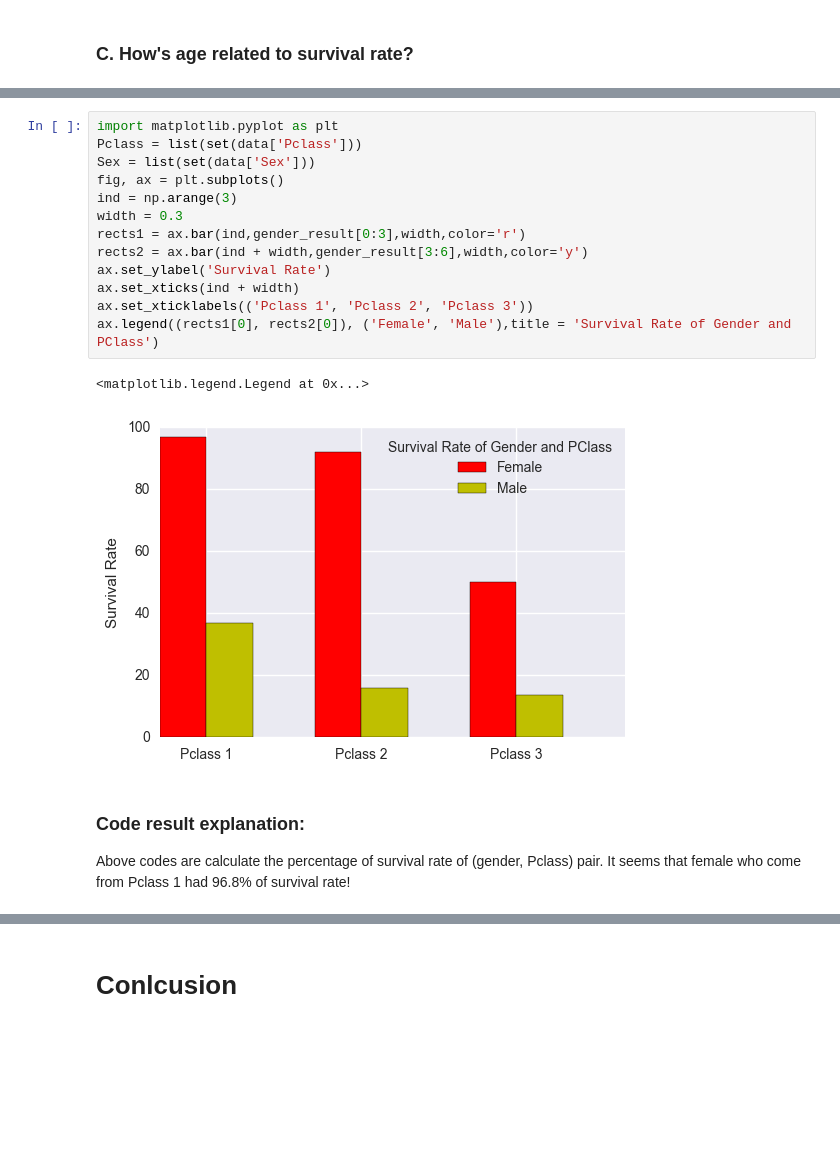
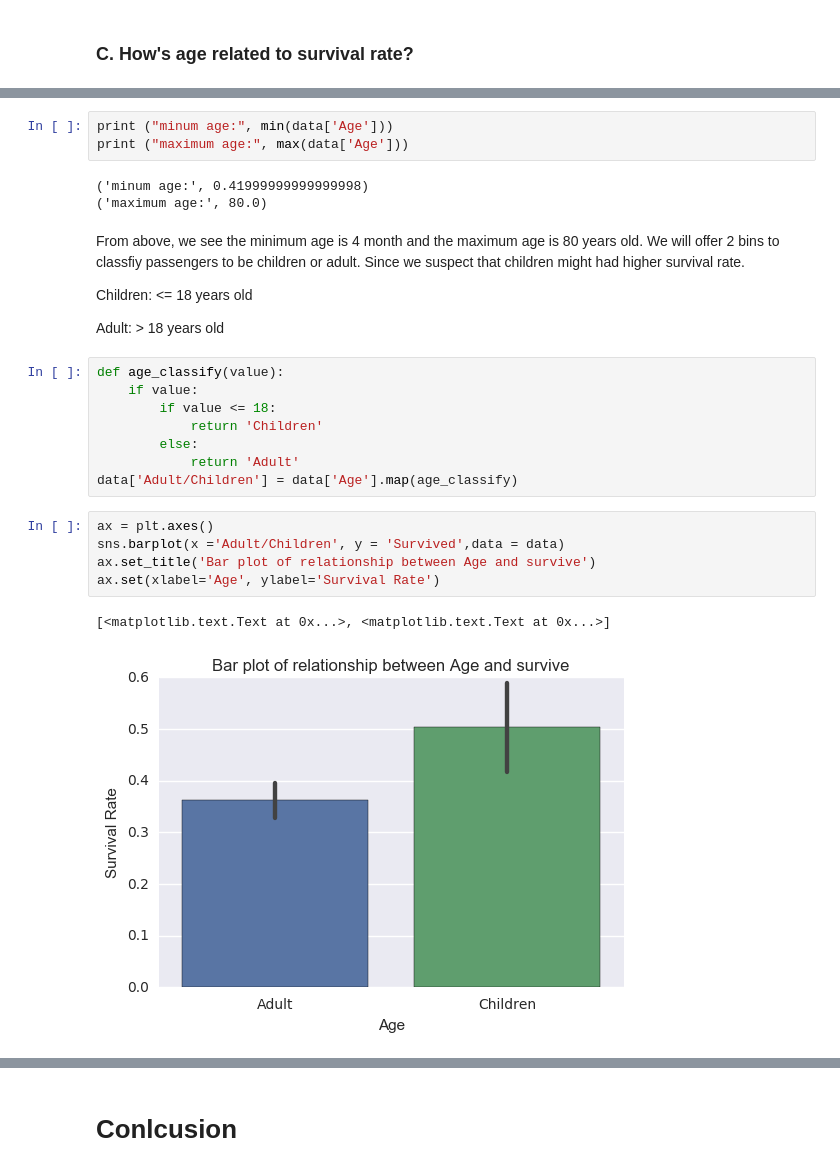
Before and after one commit to JiaoChen/data-analyst-nanodegree--Udacity, a Jupyter notebook: Titanic-data.ipynb, the cells around one changed output, grey strips where cells are left out. Drawn from its saved outputs; the diff is of its cells as text; blank space fills up the shorter version.

```diff
--- a/Titanic-data.ipynb
+++ b/Titanic-data.ipynb
@@ -142,19 +134,28 @@ gender_result.to_frame(name = 'Survival Rate')
-# %%
-import matplotlib.pyplot as plt
-Pclass = list(set(data['Pclass']))
-Sex = list(set(data['Sex']))
-fig, ax = plt.subplots()
-ind = np.arange(3)
-width = 0.3
-rects1 = ax.bar(ind,gender_result[0:3],width,color='r')
-rects2 = ax.bar(ind + width,gender_result[3:6],width,color='y')
-ax.set_ylabel('Survival Rate')
-ax.set_xticks(ind + width)
-ax.set_xticklabels(('Pclass 1', 'Pclass 2', 'Pclass 3'))
-ax.legend((rects1[0], rects2[0]), ('Female', 'Male'),title = 'Survival Rate of Gender and PClass')
-# %% [output]
-<matplotlib.legend.Legend at 0x...>
-[figure, removed]
-# %% [markdown]
-### Code result explanation:
-Above codes are calculate the percentage of survival rate of (gender, Pclass) pair. It seems that female who come from Pclass 1 had 96.8% of survival rate!
+# %%
+print ("minum age:", min(data['Age']))
+print ("maximum age:", max(data['Age']))
+# %% [output]
+('minum age:', 0.41999999999999998)
+('maximum age:', 80.0)
+# %% [markdown]
+From above, we see the minimum age is 4 month and the maximum age is 80 years old. We will offer 2 bins to classfiy passengers to be children or adult. Since we suspect that children might had higher survival rate.
+
+Children: <= 18 years old
+
+Adult: > 18 years old
+# %%
+def age_classify(value):
+    if value:
+        if value <= 18:
+            return 'Children'
+        else:
+            return 'Adult'
+data['Adult/Children'] = data['Age'].map(age_classify)
+# %%
+ax = plt.axes()
+sns.barplot(x ='Adult/Children', y = 'Survived',data = data)
+ax.set_title('Bar plot of relationship between Age and survive')
+ax.set(xlabel='Age', ylabel='Survival Rate')
+# %% [output]
+[<matplotlib.text.Text at 0x...>, <matplotlib.text.Text at 0x...>]
+[figure, added]
```
Also changed, not shown: parts of 55 cells of this notebook, 1 other file.
